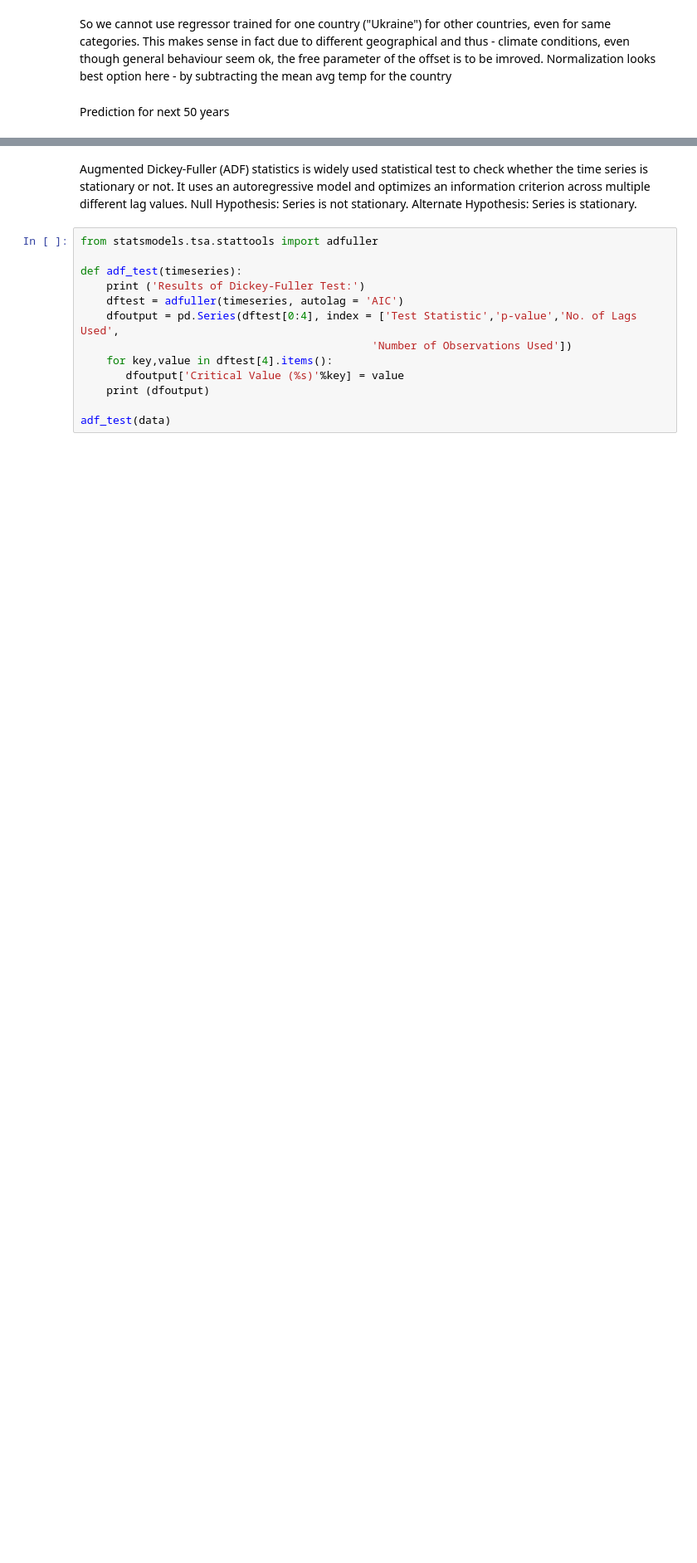
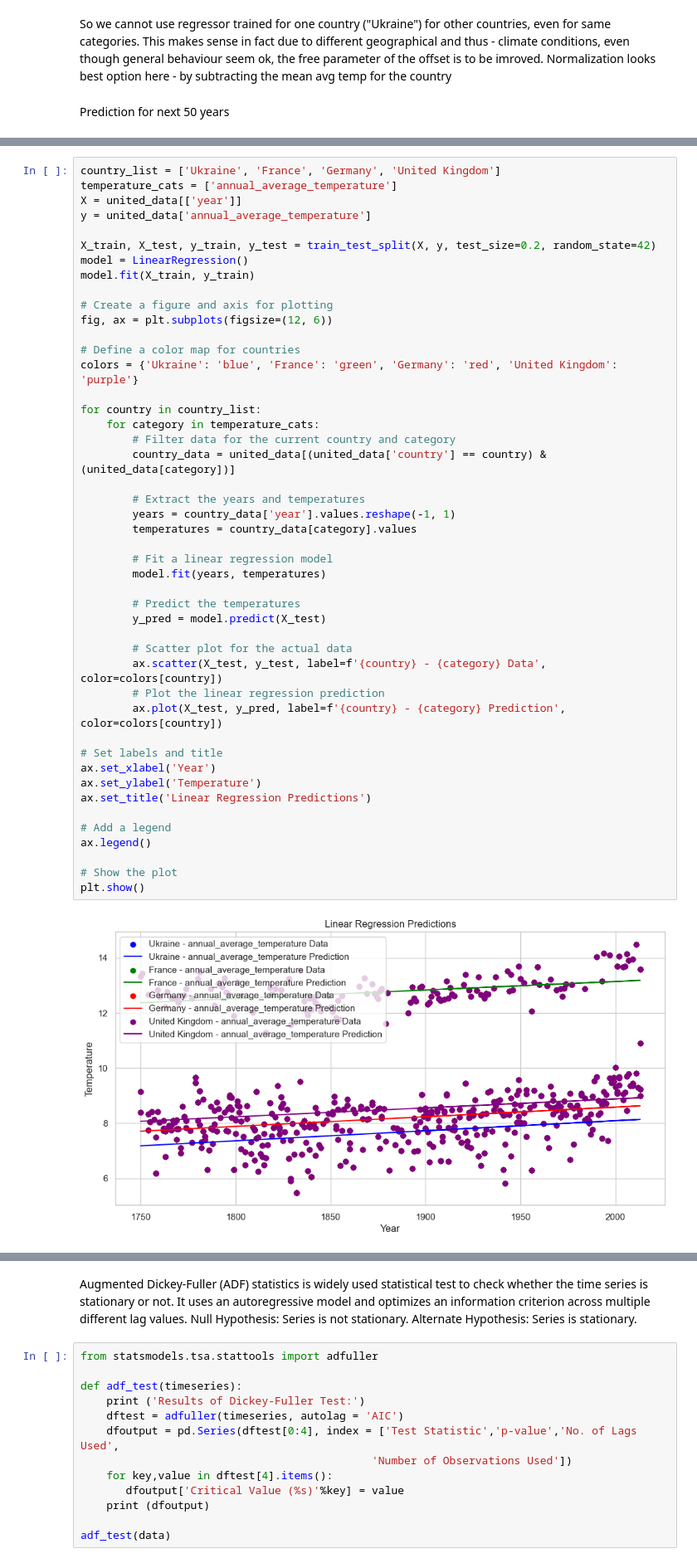
Before and after one commit to IllyaUA/FinalProject, a Jupyter notebook: code/IGClimaChange_FiPro.ipynb, the cells around one changed output, grey strips where cells are left out. Shown at 83% size. Saved outputs shown, nothing was run; the diff lists cells and outputs as text; blank space fills up the shorter version.

```diff
--- a/code/IGClimaChange_FiPro.ipynb
+++ b/code/IGClimaChange_FiPro.ipynb
@@ -638,0 +687,48 @@ Polynomial of 2nd order
+# %%
+country_list = ['Ukraine', 'France', 'Germany', 'United Kingdom']
+temperature_cats = ['annual_average_temperature']
+X = united_data[['year']]
+y = united_data['annual_average_temperature']
+
+X_train, X_test, y_train, y_test = train_test_split(X, y, test_size=0.2, random_state=42)
+model = LinearRegression()
+model.fit(X_train, y_train)
+
+# Create a figure and axis for plotting
+fig, ax = plt.subplots(figsize=(12, 6))
+
+# Define a color map for countries
+colors = {'Ukraine': 'blue', 'France': 'green', 'Germany': 'red', 'United Kingdom': 'purple'}
+
+for country in country_list:
+    for category in temperature_cats:
+        # Filter data for the current country and category
+        country_data = united_data[(united_data['country'] == country) & (united_data[category])]
+
+        # Extract the years and temperatures
+        years = country_data['year'].values.reshape(-1, 1)
+        temperatures = country_data[category].values
+
+        # Fit a linear regression model
+        model.fit(years, temperatures)
+
+        # Predict the temperatures
+        y_pred = model.predict(X_test)
+
+        # Scatter plot for the actual data
+        ax.scatter(X_test, y_test, label=f'{country} - {category} Data', color=colors[country])
+        # Plot the linear regression prediction
+        ax.plot(X_test, y_pred, label=f'{country} - {category} Prediction', color=colors[country])
+
+# Set labels and title
+ax.set_xlabel('Year')
+ax.set_ylabel('Temperature')
+ax.set_title('Linear Regression Predictions')
+
+# Add a legend
+ax.legend()
+
+# Show the plot
+plt.show()
+# %% [output]
+[figure, added]
```
Also changed, not shown: parts of 42 cells of this notebook.
